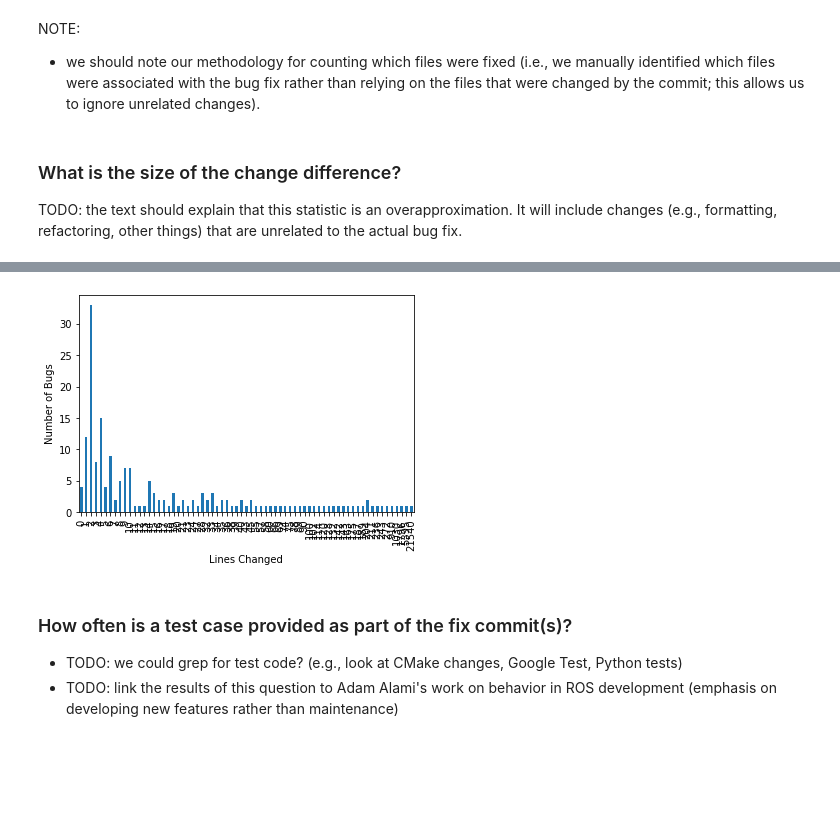
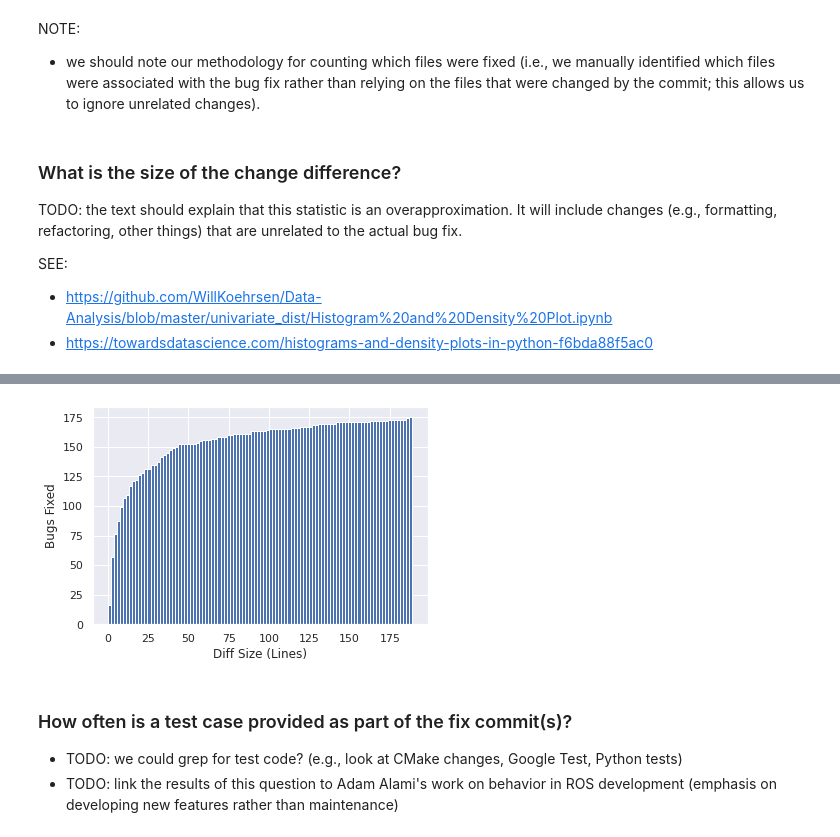
Before and after one commit to robust-rosin/robust, a Jupyter notebook: notebooks/robust.ipynb, the cells around one changed output, grey strips where cells are left out. Drawn from its saved outputs; the diff is of its cells as text; code cells hidden in the pictures; blank space fills up the shorter version.

Commit message:
added change sizes figure to notebook

```diff
--- a/notebooks/robust.ipynb
+++ b/notebooks/robust.ipynb
@@ -14,7 +14,11 @@ import yaml
 import matplotlib.pyplot as plt
 import numpy as np
 import pandas as pd
+import seaborn as sns
 from robust import BugDescription, ROBUST
+
+# Apply the default theme
+sns.set_theme()
 
 DATASET = ROBUST("..")
 
@@ -169,7 +191,33 @@ NOTE:
 ### What is the size of the change difference?
 
 TODO: the text should explain that this statistic is an overapproximation. It will include changes (e.g., formatting, refactoring, other things) that are unrelated to the actual bug fix.
+
+
+SEE:
+* https://github.com/WillKoehrsen/Data-Analysis/blob/master/univariate_dist/Histogram%20and%20Density%20Plot.ipynb
+* https://towardsdatascience.com/histograms-and-density-plots-in-python-f6bda88f5ac0
 # %%
+import dataclasses
+
+@dataclasses.dataclass
+class FixChanges:
+    bug: str
+    total: int = 0
+    insertions: int = 0
+    deletions: int = 0
+
+    @staticmethod
+    def for_bug(description: BugDescription) -> 'FixChanges':
+        changes = FixChanges(bug=description.id)
+        for commit in description.fix.commits:
+            if commit.stats is None:
+                raise ValueError('missing stats')
+            changes.total += commit.stats.total.lines
+            changes.insertions += commit.stats.total.insertions
+            changes.deletions += commit.stats.total.deletions
+        return changes
+
+
 def num_lines_changed_by_bug(description: BugDescription) -> int:
     lines_changed = 0
     for commit in description.fix.commits:
@@ -177,6 +225,17 @@ def num_lines_changed_by_bug(description: BugDescription) -> int:
             raise ValueError('missing stats')
         lines_changed += commit.stats.total.lines
     return lines_changed
+
+
+def generate_fix_changes_dataframe() -> None:
+    changes = []
+    for description in DATASET.values():
+        try:
+            changes.append(FixChanges.for_bug(description))
+        except ValueError as error:
+            print(f"skipping bug [{error}]: {description}")
+            continue
+    return pd.DataFrame(changes)
 
 
 def num_lines_changed() -> None:
@@ -196,17 +255,28 @@ def num_lines_changed() -> None:
         ordered_tally[lines_changed] = tally[lines_changed]
 
     five_lines_or_fewer = sum(tally[c] for c in range(1, 6))
-    more_than_five_lines = sum(tally[c] for c in range(6, max(tally) + 1))
-    more_than_ten_lines = sum(tally[c] for c in range(11, max(tally) + 1))
+    six_to_ten_lines = sum(tally[c] for c in range(6, 11))
+    eleven_to_fifteen_lines = sum(tally[c] for c in range(11, 16))
+    more_than_sixteen_lines = sum(tally[c] for c in range(16, max(tally) + 1))
+    more_than_200_lines = sum(tally[c] for c in range(201, max(tally) + 1))
 
     print(f"bug fixes without any lines changed (i.e., only file renamings): {tally[0]}")
-    print(f"bug fixes that change five lines or fewer: {five_lines_or_fewer}")
-    print(f"bug fixes that cover more than five lines: {more_than_five_lines}")
-    print(f"bug fixes that cover more than ten lines: {more_than_ten_lines}")
+    print(f"0-5 lines: {five_lines_or_fewer}")
+    print(f"6-10 lines: {six_to_ten_lines}")
+    print(f"11-15 lines: {eleven_to_fifteen_lines}")
+    print(f"More than 16 lines: {more_than_sixteen_lines}")
+    print(f"More than 200 lines: {more_than_200_lines}")
 
-    df = counter_to_df(ordered_tally, 'Lines Changed')
-    df.plot(kind='bar', ylabel='Number of Bugs', legend=False)
-    print(ordered_tally)
+    # build a series
+    vals = []
+    for lines_changed in tally:
+        vals += tally[lines_changed] * [lines_changed]
+    s = pd.Series(v for v in vals if v <= 200)
+    ax = s.plot.hist(bins=100, cumulative=True)
+    ax.set_ylabel('Bugs Fixed')
+    ax.set_xlabel('Diff Size (Lines)')
+    fig = ax.get_figure()
+    fig.savefig("lines-changed-leq-200.pdf")
 
 
 num_lines_changed()
@@ -231,4 +301,4 @@ Counter({2: 33, 4: 15, 1: 12, 6: 9, 3: 8, 9: 7, 10: 7, 8: 5, 14: 5, 0: 4, 5: 4,
-[figure, old version]
+[figure, new version]
 # %% [markdown]
 ### How often is a test case provided as part of the fix commit(s)?
 
```
Also changed, not shown: parts of 5 cells of this notebook.
